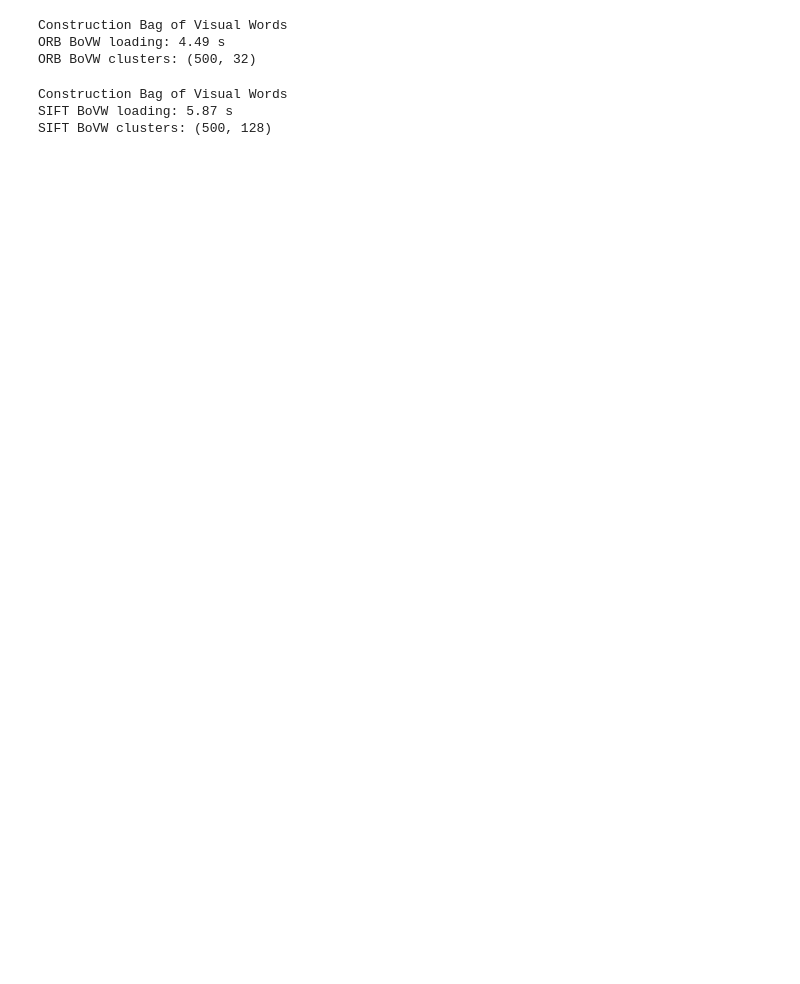
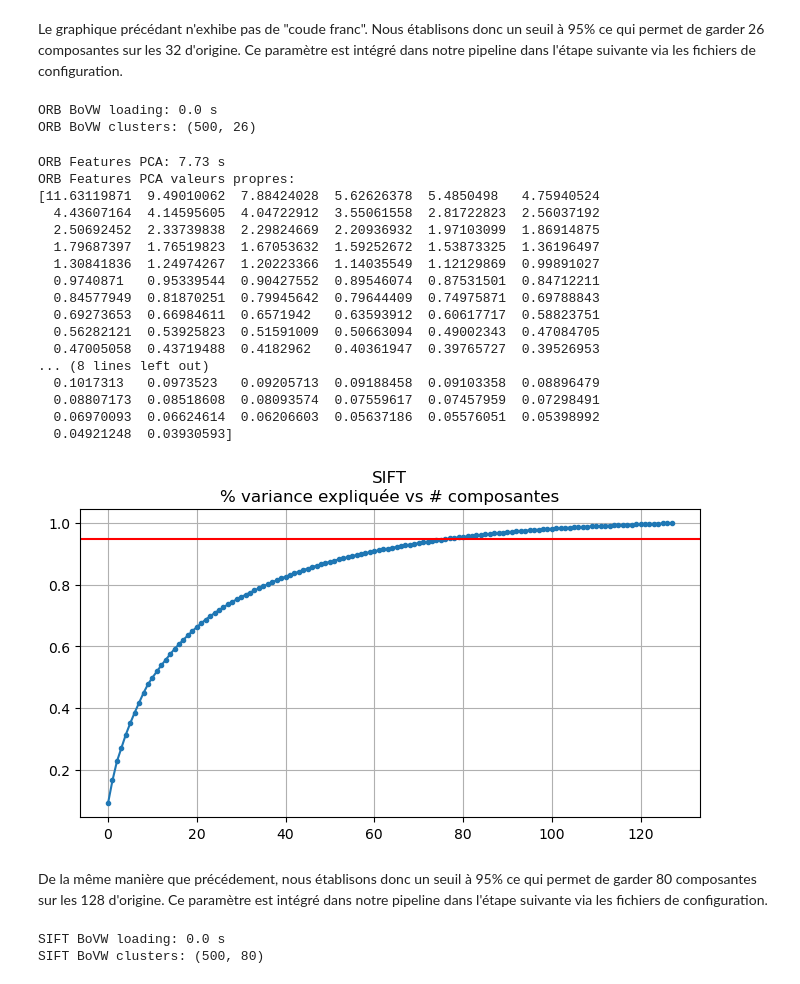
Before and after one commit to jfgagnon00/PlantVillage, a Jupyter notebook: 04.2 - Bag of Visual Words.ipynb, the cells around one changed output. Cells and saved outputs as stored; diff of their text form; code cells hidden in the pictures; blank space fills up the shorter version.

```diff
--- a/04.2 - Bag of Visual Words.ipynb
+++ b/04.2 - Bag of Visual Words.ipynb
@@ -58,0 +72,18 @@ SIFT test features (293047, 128)
+# %%
+def features_pca(x):
+    pca_pipeline = Pipeline([("scaler", StandardScaler()),
+                             ("pca", PCA(svd_solver="full"))])
+    pca_pipeline.fit(x)
+    return pca_pipeline
+
+def features_pca_analysis(pca_model, title_prefix, threshold=None, figsize=(5, 3)):
+    var_ratio = pca_model.explained_variance_ratio_
+    inertia = np.cumsum(var_ratio)
+
+    plt.figure(figsize=figsize)
+    plt.plot(range(inertia.shape[0]), inertia, marker=".")
+    if not threshold is None:
+        plt.axhline(y=threshold, color="red", linestyle="-")
+    plt.grid()
+    plt.title(f"{title_prefix}\n% variance expliquée vs # composantes")
+    plt.show()
@@ -59,3 +109,5 @@ SIFT test features (293047, 128)
+# %% [markdown]
+Le graphique précédant n'exhibe pas de "coude franc". Nous établisons donc un seuil à 95% ce qui permet de garder 26 composantes sur les 32 d'origine. Ce paramètre est intégré dans notre pipeline dans l'étape suivante via les fichiers de configuration.
 # %%
 # ATTENTION: cette etape peut etre longue a la 1e execution
 #            elle est sans feedback visuel, soyez patient
@@ -63,11 +115,40 @@ with hlp.Profile() as orb_bovw_profile:
     orb_bovw = vw.load_bovw(configs.orb_bovw, orb_features.train_features)
 
 print("ORB BoVW loading:", orb_bovw_profile.round_duration(), "s")
-print("ORB BoVW clusters:", orb_bovw.model.cluster_centers_.shape)
+print("ORB BoVW clusters:", orb_bovw.cluster_centers.shape)
 # %% [output]
-Construction Bag of Visual Words
-ORB BoVW loading: 4.49 s
-ORB BoVW clusters: (500, 32)
+ORB BoVW loading: 0.0 s
+ORB BoVW clusters: (500, 26)
+# %%
+with hlp.Profile() as sift_features_pca_profile:
+    sift_features_pca = features_pca(sift_features.train_features)
+# %%
+print("ORB Features PCA:", sift_features_pca_profile.round_duration(), "s")
+print("ORB Features PCA valeurs propres:")
+print(sift_features_pca["pca"].explained_variance_)
+
+features_pca_analysis(sift_features_pca["pca"], "SIFT", 0.95, (8, 4))
+# %% [output]
+ORB Features PCA: 7.73 s
+ORB Features PCA valeurs propres:
+[11.63119871  9.49010062  7.88424028  5.62626378  5.4850498   4.75940524
+  4.43607164  4.14595605  4.04722912  3.55061558  2.81722823  2.56037192
+  2.50692452  2.33739838  2.29824669  2.20936932  1.97103099  1.86914875
+  1.79687397  1.76519823  1.67053632  1.59252672  1.53873325  1.36196497
+  1.30841836  1.24974267  1.20223366  1.14035549  1.12129869  0.99891027
+  0.9740871   0.95339544  0.90427552  0.89546074  0.87531501  0.84712211
+  0.84577949  0.81870251  0.79945642  0.79644409  0.74975871  0.69788843
+  0.69273653  0.66984611  0.6571942   0.63593912  0.60617717  0.58823751
+  0.56282121  0.53925823  0.51591009  0.50663094  0.49002343  0.47084705
+  0.47005058  0.43719488  0.4182962   0.40361947  0.39765727  0.39526953
+... (8 lines left out)
+  0.1017313   0.0973523   0.09205713  0.09188458  0.09103358  0.08896479
+  0.08807173  0.08518608  0.08093574  0.07559617  0.07457959  0.07298491
+  0.06970093  0.06624614  0.06206603  0.05637186  0.05576051  0.05398992
+  0.04921248  0.03930593]
+[figure, added]
+# %% [markdown]
+De la même manière que précédement, nous établisons donc un seuil à 95% ce qui permet de garder 80 composantes sur les 128 d'origine. Ce paramètre est intégré dans notre pipeline dans l'étape suivante via les fichiers de configuration.
 # %%
 # ATTENTION: cette etape peut etre longue a la 1e execution
 #            elle est sans feedback visuel, soyez patient
@@ -75,8 +156,7 @@ with hlp.Profile() as sift_bovw_profile:
     sift_bovw = vw.load_bovw(configs.sift_bovw, sift_features.train_features)
 
 print("SIFT BoVW loading:", sift_bovw_profile.round_duration(), "s")
-print("SIFT BoVW clusters:", sift_bovw.model.cluster_centers_.shape)
+print("SIFT BoVW clusters:", sift_bovw.cluster_centers.shape)
 # %% [output]
-Construction Bag of Visual Words
-SIFT BoVW loading: 5.87 s
-SIFT BoVW clusters: (500, 128)
+SIFT BoVW loading: 0.0 s
+SIFT BoVW clusters: (500, 80)
```
Also changed, not shown: parts of 4 cells of this notebook, 5 other files.
